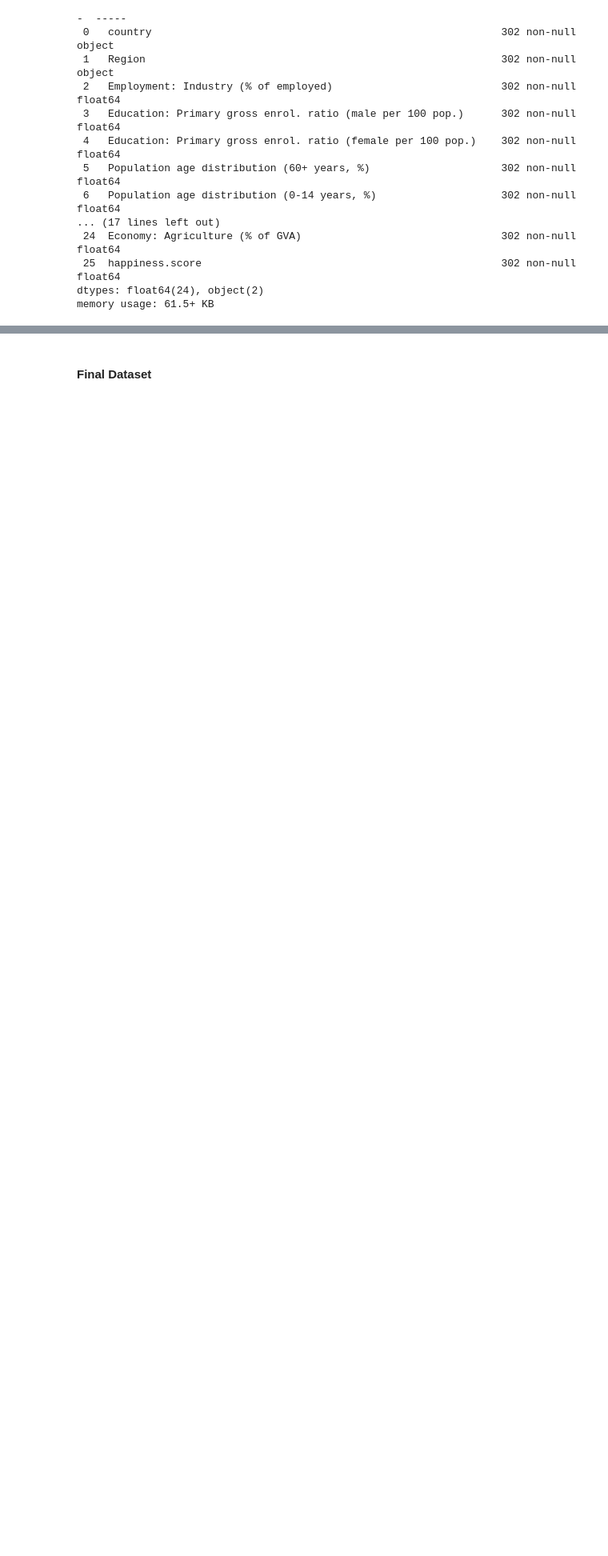
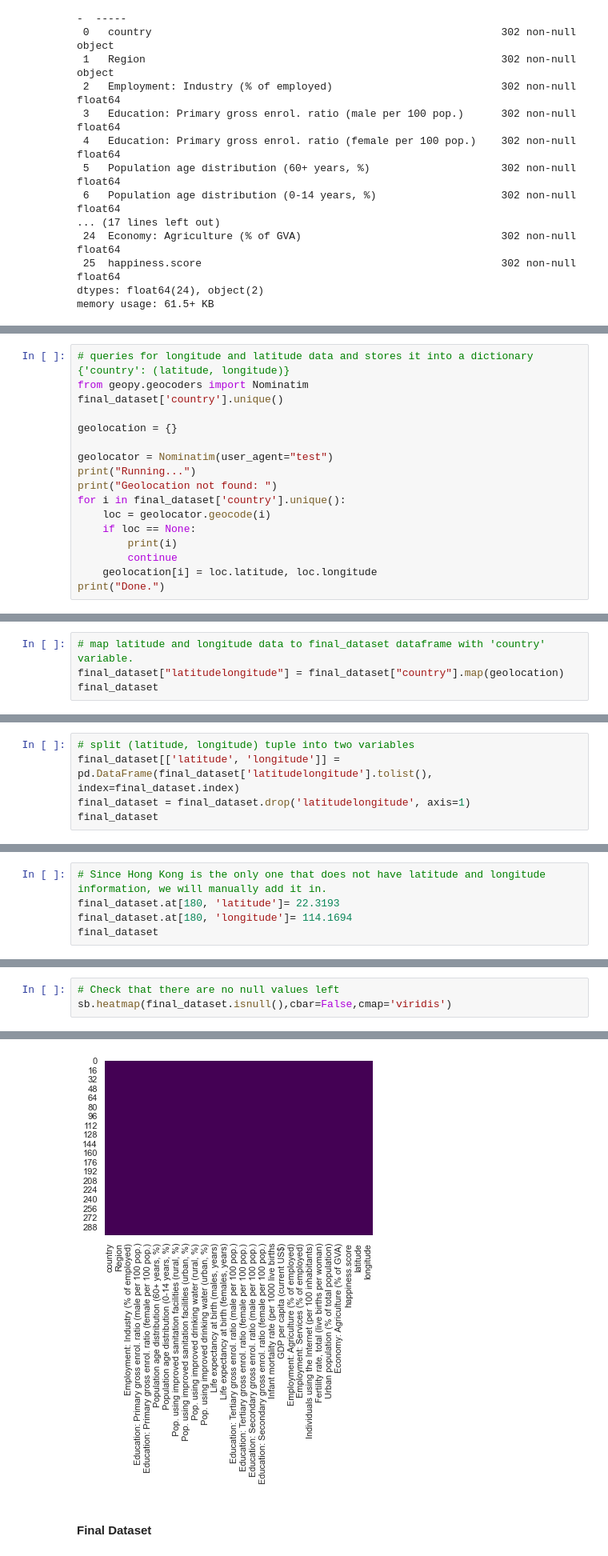
Before and after one commit to keithsim-16/world-happiness-eda-ml, a Jupyter notebook: 2. Data Processing _ Cleaning/Data_Processing___Cleaning.ipynb, the cells around one changed output, grey strips where cells are left out. Shown: that part at 80% size. Saved outputs shown, nothing was run; the diff lists cells and outputs as text; blank space fills up the shorter version.

Commit message:
Multiple Updates
- Added Latitude and Longitude to into data processing and cleaning notebook and updated Dataset.csv
- Uploaded EDA & ElasticNet ML

```diff
--- a/2. Data Processing _ Cleaning/Data_Processing___Cleaning.ipynb
+++ b/2. Data Processing _ Cleaning/Data_Processing___Cleaning.ipynb
@@ -1934,0 +1940,17 @@ sb.heatmap(final_dataset.isnull(),cbar=False,cmap='viridis')
+# %%
+# queries for longitude and latitude data and stores it into a dictionary {'country': (latitude, longitude)}
+from geopy.geocoders import Nominatim
+final_dataset['country'].unique()
+
+geolocation = {}
+
+geolocator = Nominatim(user_agent="test")
+print("Running...")
+print("Geolocation not found: ")
+for i in final_dataset['country'].unique():
+    loc = geolocator.geocode(i)
+    if loc == None:
+        print(i)
+        continue
+    geolocation[i] = loc.latitude, loc.longitude
+print("Done.")
@@ -1934,0 +1982,4 @@ sb.heatmap(final_dataset.isnull(),cbar=False,cmap='viridis')
+# %%
+# map latitude and longitude data to final_dataset dataframe with 'country' variable.
+final_dataset["latitudelongitude"] = final_dataset["country"].map(geolocation)
+final_dataset
@@ -1934,0 +2000,5 @@ sb.heatmap(final_dataset.isnull(),cbar=False,cmap='viridis')
+# %%
+# split (latitude, longitude) tuple into two variables
+final_dataset[['latitude', 'longitude']] = pd.DataFrame(final_dataset['latitudelongitude'].tolist(), index=final_dataset.index)
+final_dataset = final_dataset.drop('latitudelongitude', axis=1)
+final_dataset
@@ -1934,0 +2026,5 @@ sb.heatmap(final_dataset.isnull(),cbar=False,cmap='viridis')
+# %%
+# Since Hong Kong is the only one that does not have latitude and longitude information, we will manually add it in.
+final_dataset.at[180, 'latitude']= 22.3193
+final_dataset.at[180, 'longitude']= 114.1694
+final_dataset
@@ -1934,0 +2045,4 @@ sb.heatmap(final_dataset.isnull(),cbar=False,cmap='viridis')
+# %%
+# Check that there are no null values left
+sb.heatmap(final_dataset.isnull(),cbar=False,cmap='viridis')
+# %% [output]
@@ -1935,3 +2050,4 @@ sb.heatmap(final_dataset.isnull(),cbar=False,cmap='viridis')
+[figure, added]
 # %% [markdown]
 #### Final Dataset
 # %%
```
Also changed, not shown: parts of 11 cells of this notebook, 4 other files.
